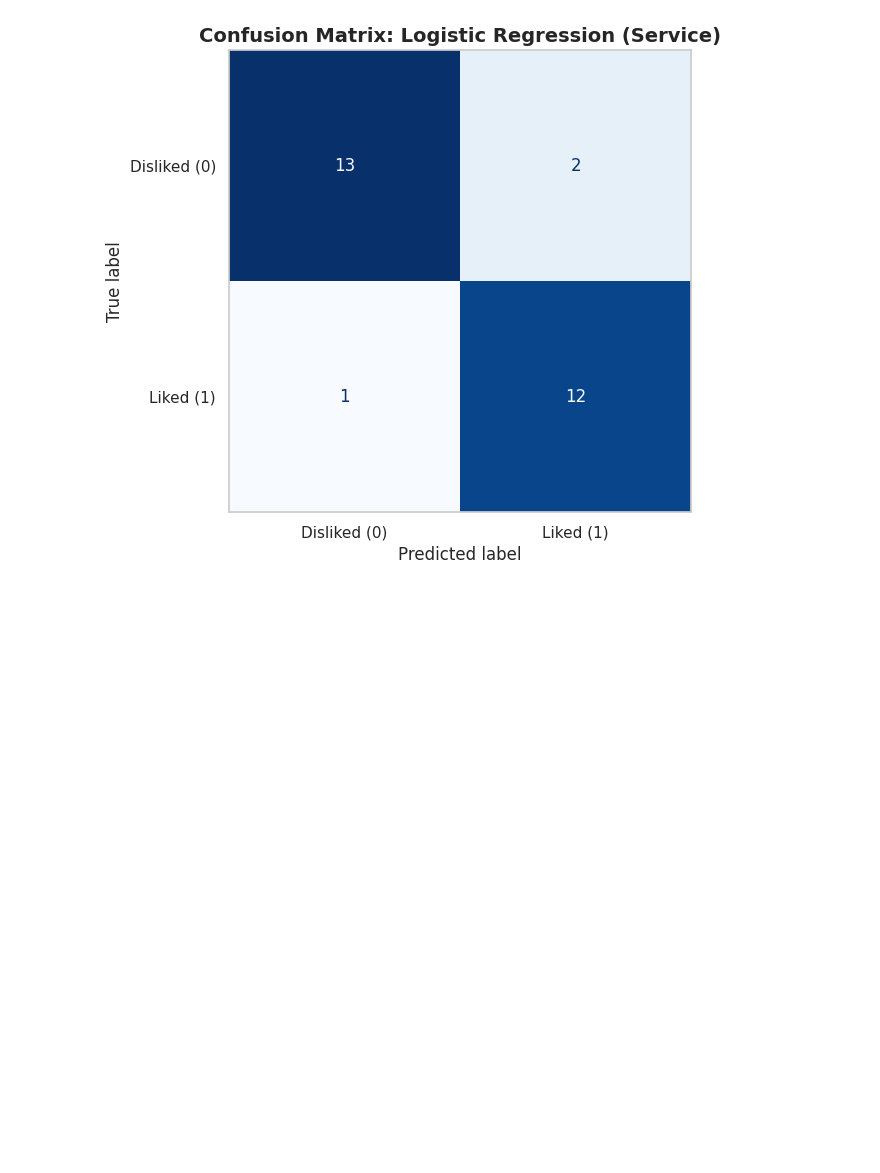
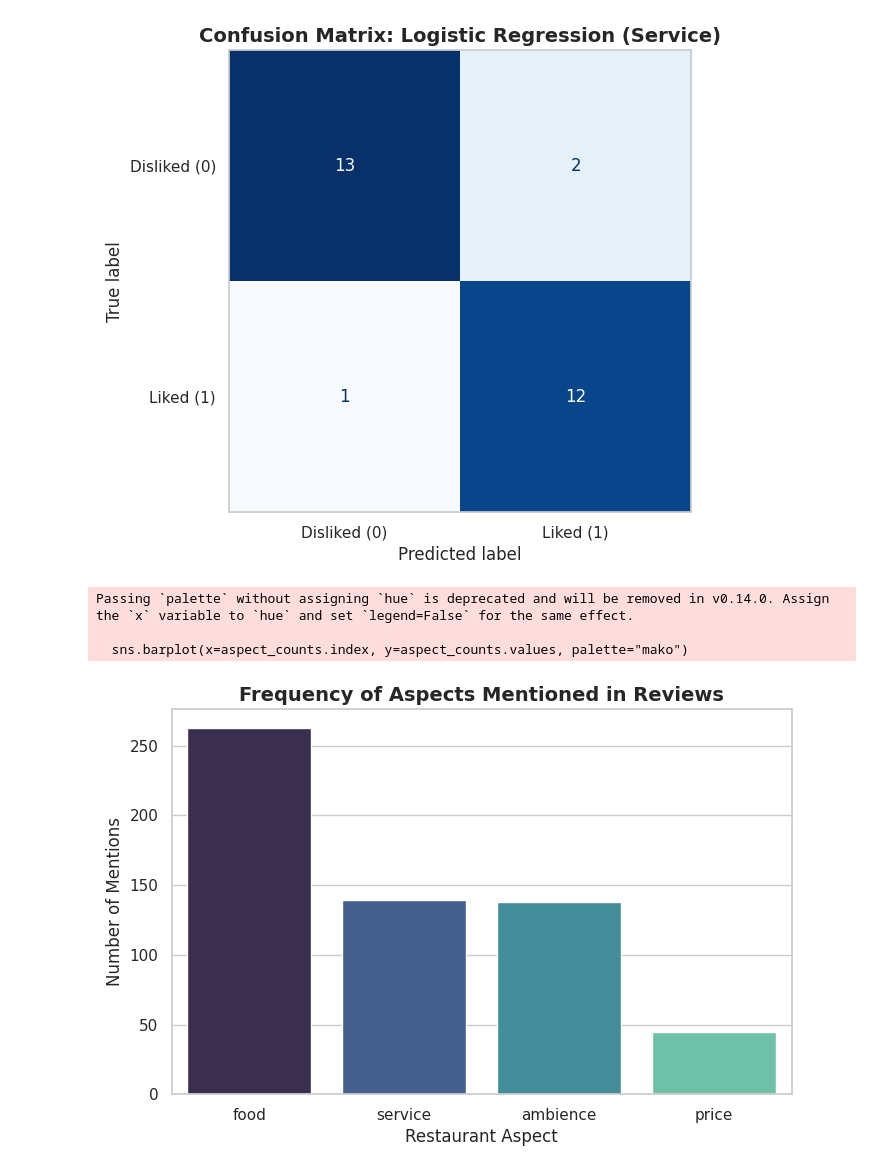
Before and after one commit to jainishjain11/NLP_Assessment, a Jupyter notebook: NLP_Assessment_updated.ipynb, the cells around one changed output. Drawn from its saved outputs; the diff is of its cells as text; code cells hidden in the pictures; blank space fills up the shorter version.

```diff
--- a/NLP_Assessment_updated.ipynb
+++ b/NLP_Assessment_updated.ipynb
@@ -189,3 +189,20 @@ plt.grid(False)
 plt.show()
 # %% [output]
 [figure]
+# %%
+# Explode the list of aspects so we can count them individually
+exploded_aspects = df.explode('Aspects')
+aspect_counts = exploded_aspects['Aspects'].dropna().value_counts()
+
+plt.figure(figsize=(8, 5))
+sns.barplot(x=aspect_counts.index, y=aspect_counts.values, palette="mako")
+
+plt.title('Frequency of Aspects Mentioned in Reviews', fontsize=14, fontweight='bold')
+plt.xlabel('Restaurant Aspect', fontsize=12)
+plt.ylabel('Number of Mentions', fontsize=12)
+plt.show()
+# %% [output]
+Passing `palette` without assigning `hue` is deprecated and will be removed in v0.14.0. Assign the `x` variable to `hue` and set `legend=False` for the same effect.
+
+  sns.barplot(x=aspect_counts.index, y=aspect_counts.values, palette="mako")
+[figure, added]
```
